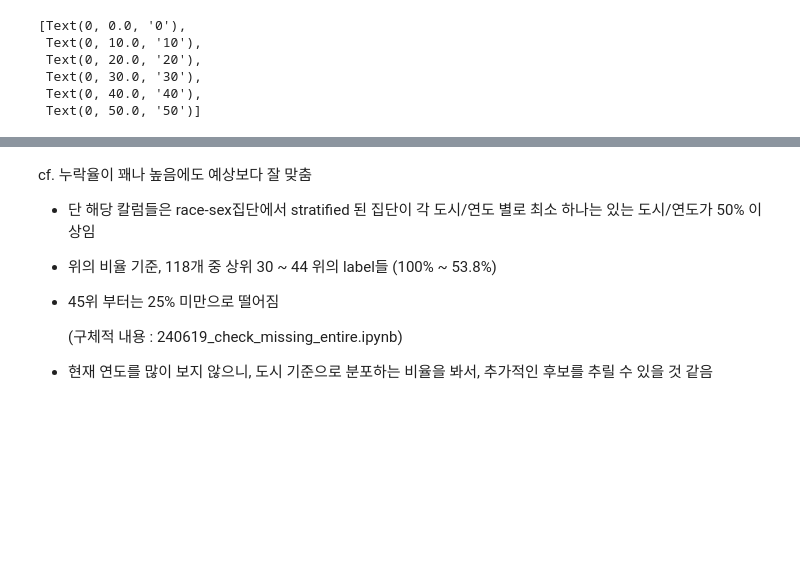
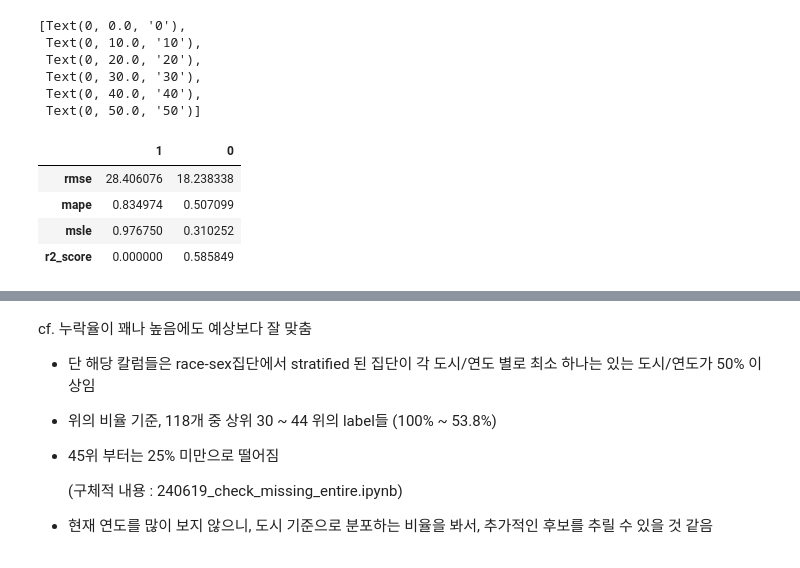
Before and after one commit to WASSUP-AIModel-3rd-Project1/Project-1, a Jupyter notebook: 240620_how_to_fill_missing.ipynb, the cells around one changed output, grey strips where cells are left out. Cells and saved outputs as stored; diff of their text form; code cells hidden in the pictures; blank space fills up the shorter version.

```diff
--- a/240620_how_to_fill_missing.ipynb
+++ b/240620_how_to_fill_missing.ipynb
@@ -1015,9 +1020,23 @@ dict_score = dict()
 
 for col in test_cols[::2]:
     train_X, test_X, train_y, test_y = dict_train_test[col]
-    rmse_model = np.sqrt(mean_squared_error(dict_pred[col],test_y))
-    rmse_base = np.sqrt(mean_squared_error([train_y.mean()]*len(test_y),test_y))
+    rmse_model = np.sqrt(mse(dict_pred[col],test_y))
+    rmse_base = np.sqrt(mse([train_y.mean()]*len(test_y),test_y))
+    msle_model = msle(dict_pred[col],test_y)
+    msle_base = msle([train_y.mean()]*len(test_y),test_y)
+    mape_model = (mape(dict_pred[col],test_y))
+    mape_base = (mape([train_y.mean()]*len(test_y),test_y))
     r2_model = r2_score(test_y,dict_pred[col])
-    dict_score[col] = rmse_model, rmse_base, r2_model
-    print('{} / rmse_model : {:.5f} / rmse_base : {:.5f} / r2 score : {:.5f}'.format(col,*dict_score[col]))
+    r2_base = r2_score([train_y.mean()]*len(test_y),dict_pred[col])
+    dict_score[col] = {
+        'rmse' : [rmse_model, rmse_base],
+        'msle' : [msle_model, msle_base],
+        'mape' : [mape_model, mape_base],
+        'r2_score' : [r2_model,r2_base]
+    }
+    print('{}\nr2 score : {:.5f}'.format(col,r2_model))
+    print('rmse_model : {:.5f} / rmse_base : {:.5f}\t'.format(*dict_score[col]['rmse']),
+          'mape_model : {:.5f} / mape_base : {:.5f}\t'.format(*dict_score[col]['mape']),
+          'msle_model : {:.5f} / msle_base : {:.5f}'.format(*dict_score[col]['msle']))
+    print('-'*150)
 # %% [output]
@@ -1075,4 +1104,13 @@ ax.get_yticklabels()
  Text(0, 30.0, '30'),
  Text(0, 40.0, '40'),
  Text(0, 50.0, '50')]
+# %%
+df_score = pd.DataFrame(dict_score[test_cols[0]]).T[[1,0]]
+df_score
+# %% [output]
+|  | 1 | 0 |
+| rmse | 28.406076 | 18.238338 |
+| mape | 0.834974 | 0.507099 |
+| msle | 0.976750 | 0.310252 |
+| r2_score | 0.000000 | 0.585849 |
 # %%
```
Also changed, not shown: parts of 5 cells of this notebook.
